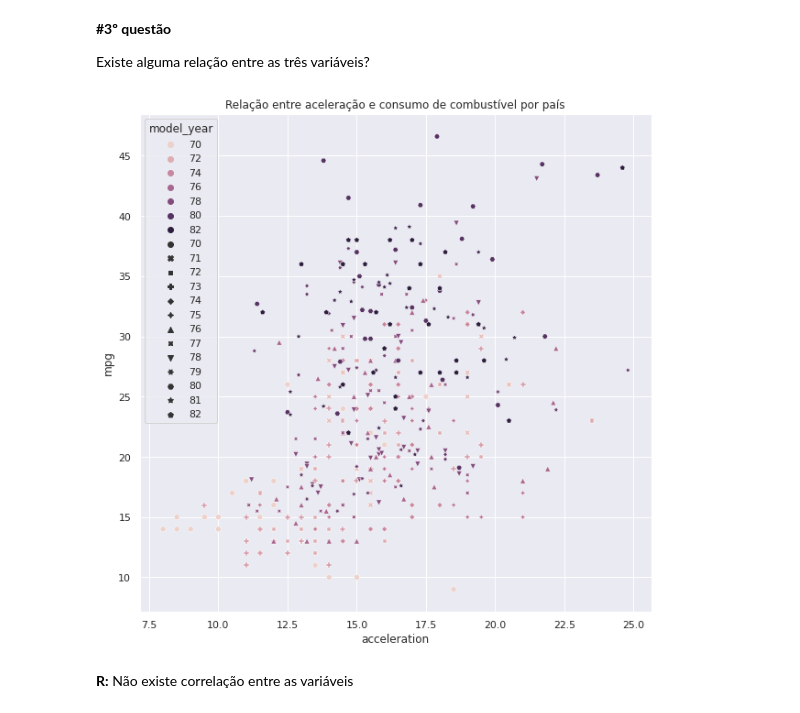
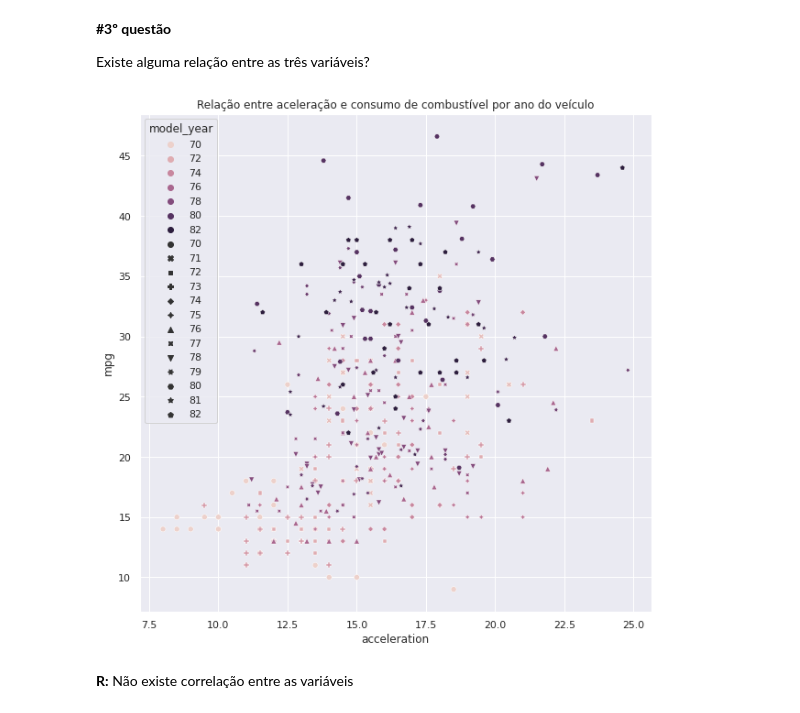
Before and after one commit to EderMitt/DellAcademy, a Jupyter notebook: Aula 3/Aula_3_2.ipynb, the cells around one changed output. Cells and saved outputs as stored; diff of their text form; code cells hidden in the pictures.

```diff
--- a/Aula 3/Aula_3_2.ipynb
+++ b/Aula 3/Aula_3_2.ipynb
@@ -91,10 +91,10 @@ plt.show()
 Existe alguma relação entre as três variáveis?
 # %%
 plt.figure(figsize=(10,10))
-plt.title('Relação entre aceleração e consumo de combustível por país')
+plt.title('Relação entre aceleração e consumo de combustível por ano do veículo')
 sns.scatterplot(x="acceleration", y="mpg", hue='model_year', style ='model_year', sizes=(100), data=tips)
 plt.show()
 # %% [output]
-[figure, old version]
+[figure, new version]
 # %% [markdown]
 **R:** Não existe correlação entre as variáveis
```
Also changed, not shown: parts of 1 cell of this notebook.
